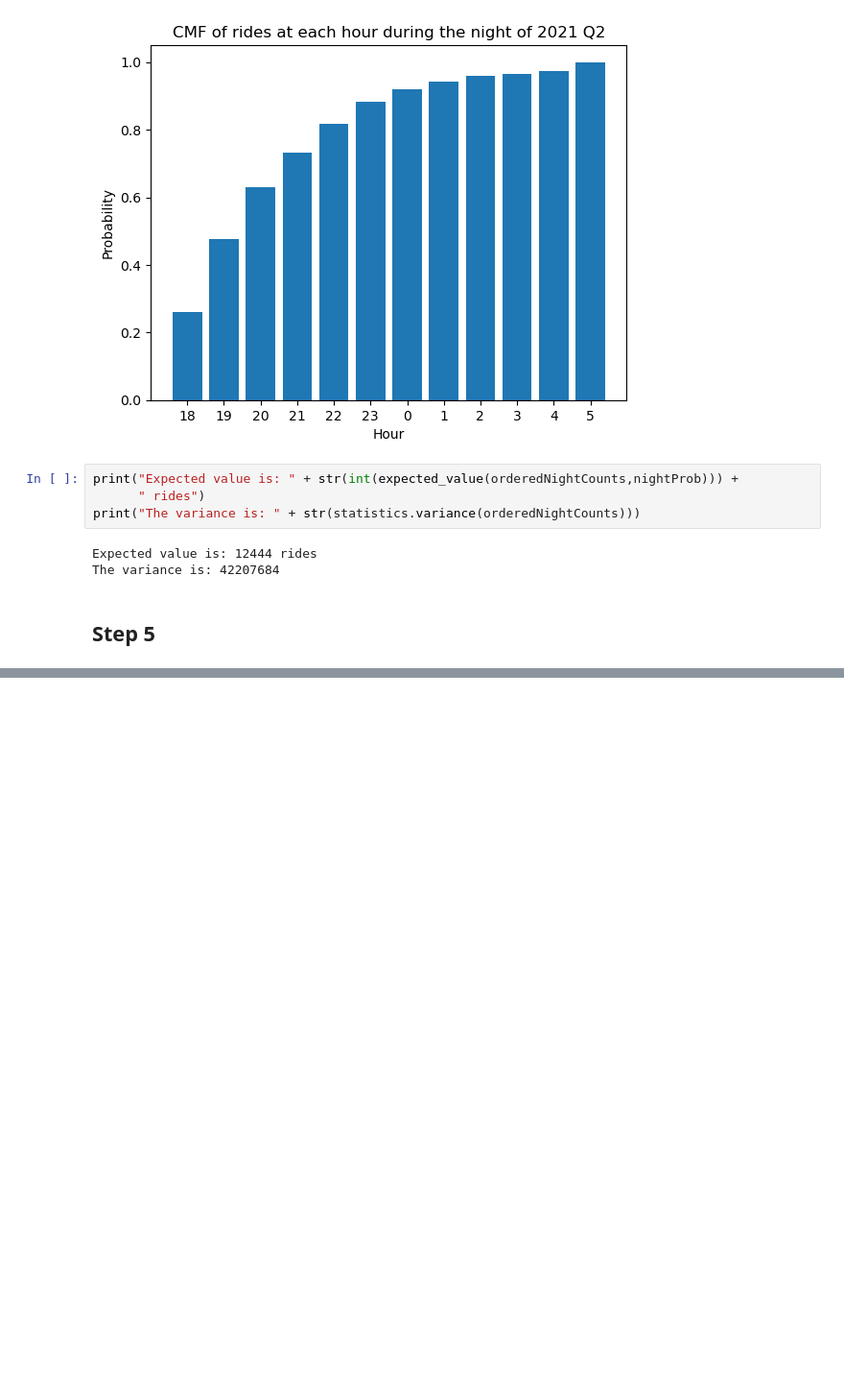
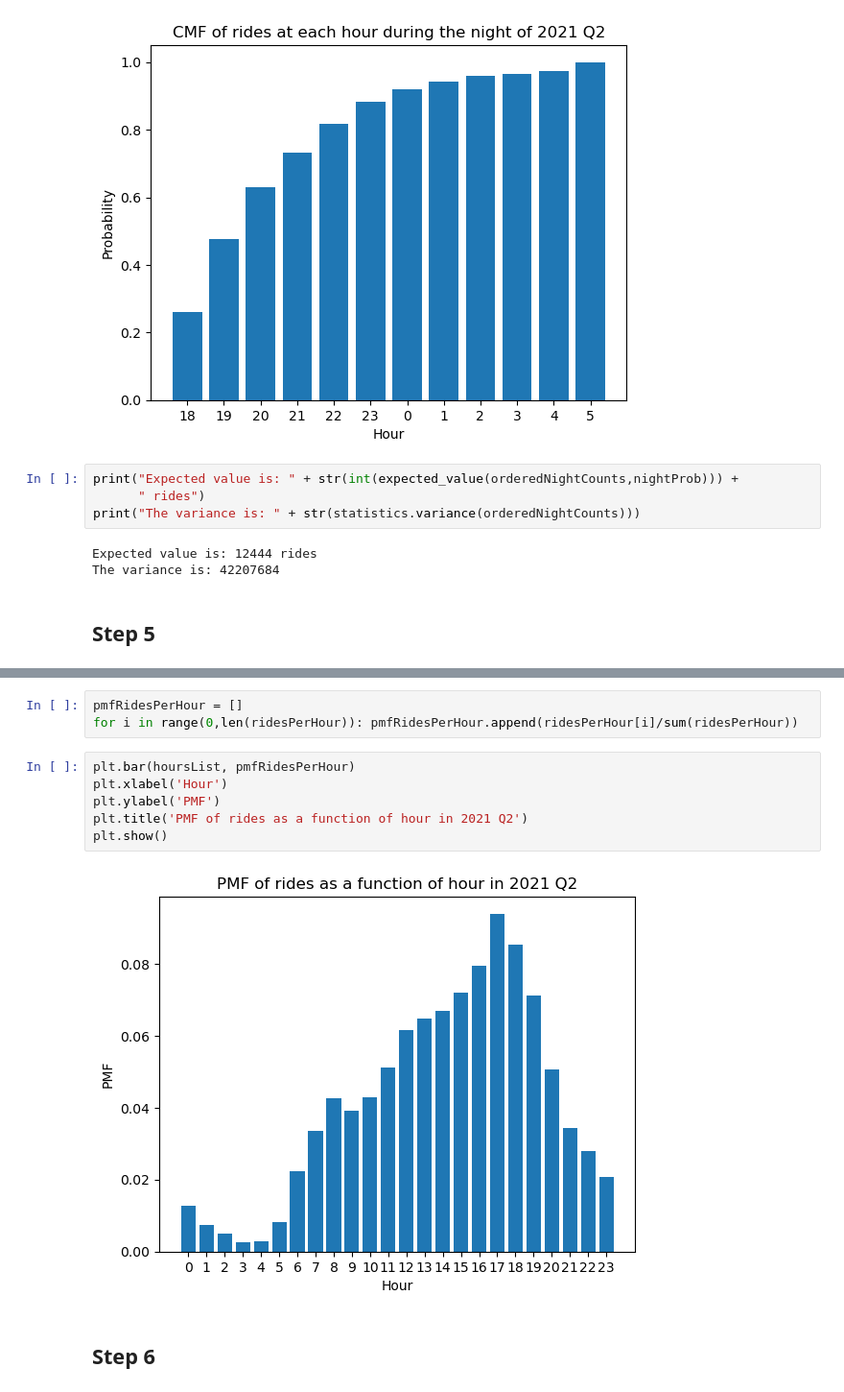
Before and after one commit to MiguelAcostaDelVecchio/RandomProcesses, a Jupyter notebook: Week6/Project1/MiguelProject1.ipynb, the cells around one changed output, grey strips where cells are left out. Shown: that part at 96% size. Saved outputs shown, nothing was run; the diff lists cells and outputs as text; blank space fills up the shorter version.

Commit message:
Finished Step 5 and 6 of Project 1

```diff
--- a/Week6/Project1/MiguelProject1.ipynb
+++ b/Week6/Project1/MiguelProject1.ipynb
@@ -324,0 +426,13 @@ The variance is: 42207684
+# %%
+pmfRidesPerHour = []
+for i in range(0,len(ridesPerHour)): pmfRidesPerHour.append(ridesPerHour[i]/sum(ridesPerHour))
+# %%
+plt.bar(hoursList, pmfRidesPerHour)
+plt.xlabel('Hour')
+plt.ylabel('PMF')
+plt.title('PMF of rides as a function of hour in 2021 Q2')
+plt.show()
+# %% [output]
+[figure, added]
+# %% [markdown]
+## Step 6
```
Also changed, not shown: parts of 10 cells of this notebook, 2 other files.
